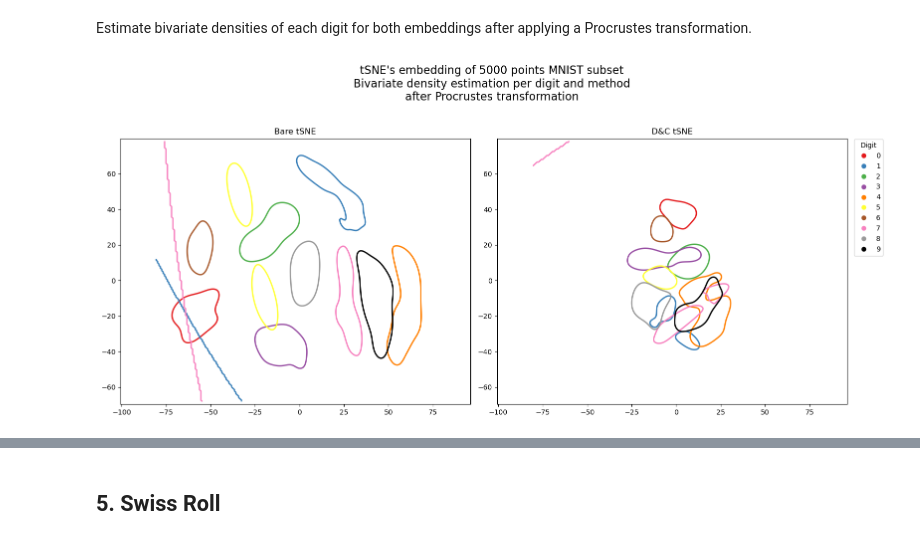
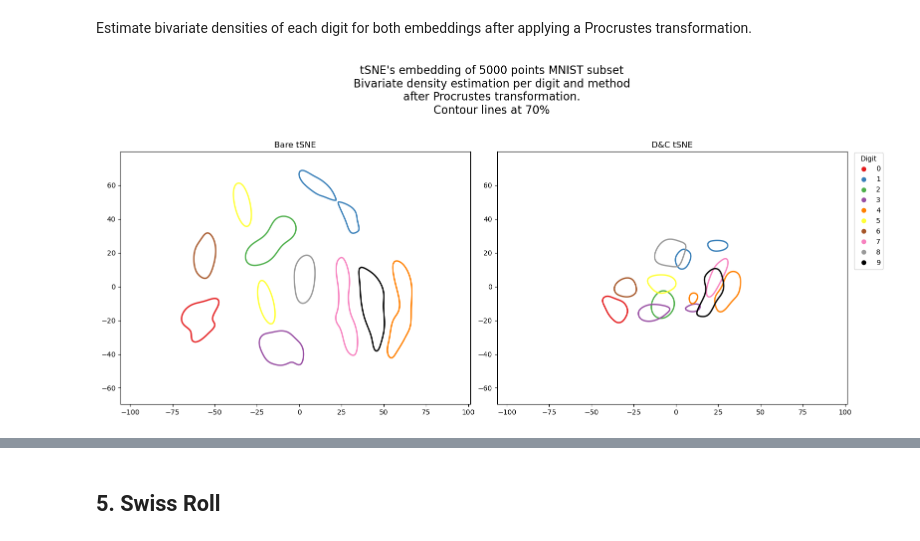
Before and after one commit to airdac/TFM_Adria, a Jupyter notebook: code/d_and_c/t-SNE/tSNE_examples.ipynb, the cells around one changed output, grey strips where cells are left out. Drawn from its saved outputs; the diff is of its cells as text; code cells hidden in the pictures.

```diff
--- a/code/d_and_c/t-SNE/tSNE_examples.ipynb
+++ b/code/d_and_c/t-SNE/tSNE_examples.ipynb
@@ -888,6 +889,8 @@ for digit in digits:
     data = MNIST_dc_full1[mask].T
     kde = gaussian_kde(data)
     densities[int(digit)] = kde
+# %%
+n, l, c_points = 5000, 100000, 10000
 # %%
 # Contour plot estimated densities
 set1_colors = list(plt.get_cmap('Set1').colors)
@@ -907,10 +910,12 @@ xx, yy = np.meshgrid(
 )
 
 fig, ax = plt.subplots(1, 1, figsize=(7.5, 7))
+contour_level = 0.7
+
 for i, digit in enumerate(digits):
     kde = densities[int(digit)]
     zz = kde(np.vstack([xx.ravel(), yy.ravel()])).reshape(xx.shape)
-    ax.contour(xx, yy, zz, levels=1, colors=[cmap(i)], linewidths=2)
+    ax.contour(xx, yy, zz, levels=[zz.max() * contour_level], colors=[cmap(i)], linewidths=2)
 ax.axis('equal')
 legend_handles = [mlines.Line2D([], [], linestyle='None', marker='o',
                                 markersize=7,
@@ -921,6 +926,6 @@ legend_handles = [mlines.Line2D([], [], linestyle='None', marker='o',
 ax.legend(handles=legend_handles, title="Digit",
             bbox_to_anchor=(1.01, 1.01), loc='upper left')
 fig.suptitle(
-    f"D&C t-SNE on the {MNIST_target.shape[0]}-points numeric training dataset of MNIST\nBivariate density estimation per digit\nl={l}, c_points={c_points}, runtime: {time_MNIST_dc_full1:.2f} s")
+    f"D&C t-SNE on the {MNIST_target.shape[0]}-points numeric training dataset of MNIST\nBivariate density estimation per digit\nl={l}, c_points={c_points}, runtime: {time_MNIST_dc_full1:.2f} s.\nContour lines at {contour_level*100:.0f}%")
 plt.tight_layout()
 # %% [output]
@@ -980,12 +985,28 @@ Total correlation of dim1: 0.8170763484715383
 Total correlation of dim2: 0.32817864544487557
 # %% [markdown]
 Estimate bivariate densities of each digit for both embeddings after applying a Procrustes transformation.
-# %%
-# Apply procrustes
-c_points = 100
-sampled_idx = np.random.choice(MNIST_bare1.shape[0], size=c_points, replace=False)
-target = MNIST_bare1[sampled_idx, :]
-MNIST_dc1_procrustes = perform_procrustes(MNIST_dc1[:c_points, :], target, MNIST_dc1)
+# %%
+# Apply procrustes
+digits_unique = np.unique(sampled_target1)
+MNIST_dc1_procrustes = np.empty_like(
+    MNIST_dc1)  # Initialize array for results
+
+for digit_val in digits_unique:
+    mask = (sampled_target1 == digit_val)
+
+    bare_subset_digit = MNIST_bare1[mask]
+    dc_subset_digit = MNIST_dc1[mask]
+
+    # Get c_points of x and target
+    c_points = min(
+        bare_subset_digit.shape[0], dc_subset_digit.shape[0])
+
+    x_ref = dc_subset_digit[:c_points, :]
+    target_ref = bare_subset_digit[:c_points, :]
+
+    aligned_dc_subset_digit = perform_procrustes(
+        x_ref, target_ref, dc_subset_digit)
+    MNIST_dc1_procrustes[mask] = aligned_dc_subset_digit
 # %%
 # Estimate densities
 digits = np.unique(sampled_target1)
@@ -1015,36 +1036,38 @@ xpad = (all_x.max() - all_x.min()) * 0.05
 ypad = (all_y.max() - all_y.min()) * 0.05
 xmin, xmax = all_x.min() - xpad, all_x.max() + xpad
 ymin, ymax = all_y.min() - ypad, all_y.max() + ypad
 xx, yy = np.meshgrid(
     np.linspace(xmin, xmax, 200),
     np.linspace(ymin, ymax, 200)
 )
 
 fig, axes = plt.subplots(1, 2, figsize=(16, 7))
+contour_level = 0.7
+
 for col, method in enumerate(method_names):
     ax = axes[col]
     for i, digit in enumerate(digits):
         kde = densities[method][int(digit)]
         zz = kde(np.vstack([xx.ravel(), yy.ravel()])).reshape(xx.shape)
-        ax.contour(xx, yy, zz, levels=1, colors=[cmap(i)], linewidths=2)
+        ax.contour(xx, yy, zz, levels=[zz.max() * contour_level], colors=[cmap(i)], linewidths=2)
     ax.set_title(f"{method}")
     ax.axis('equal')
     if col == 1:
         # Custom legend on the right plot
         legend_handles = [mlines.Line2D([], [], linestyle='None', marker='o',
                                         markersize=7,
                                         markerfacecolor=cmap(i),
                                         markeredgewidth=0,
                                         label=int(digit))
                           for i, digit in enumerate(digits)]
         ax.legend(handles=legend_handles, title="Digit",
                   bbox_to_anchor=(1.01, 1.01), loc='upper left')
 fig.suptitle(
-    f"tSNE's embedding of {n} points MNIST subset\nBivariate density estimation per digit and method\nafter Procrustes transformation", fontsize=16, y=1.03)
+    f"tSNE's embedding of {n} points MNIST subset\nBivariate density estimation per digit and method\nafter Procrustes transformation.\nContour lines at {contour_level*100:.0f}%", fontsize=16, y=1.03)
 plt.tight_layout()
 plt.show()
 # %% [output]
-[figure, old version]
+[figure, new version]
 # %%
 # Compare each digit with more contour lines
 digits = np.unique(sampled_target1)
```
Also changed, not shown: parts of 4 cells of this notebook, 4 other files.
